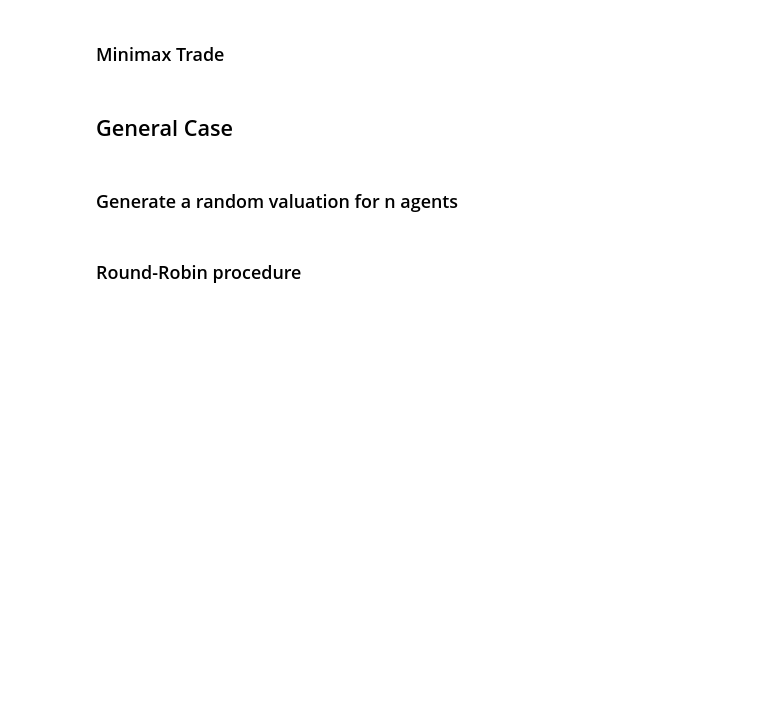
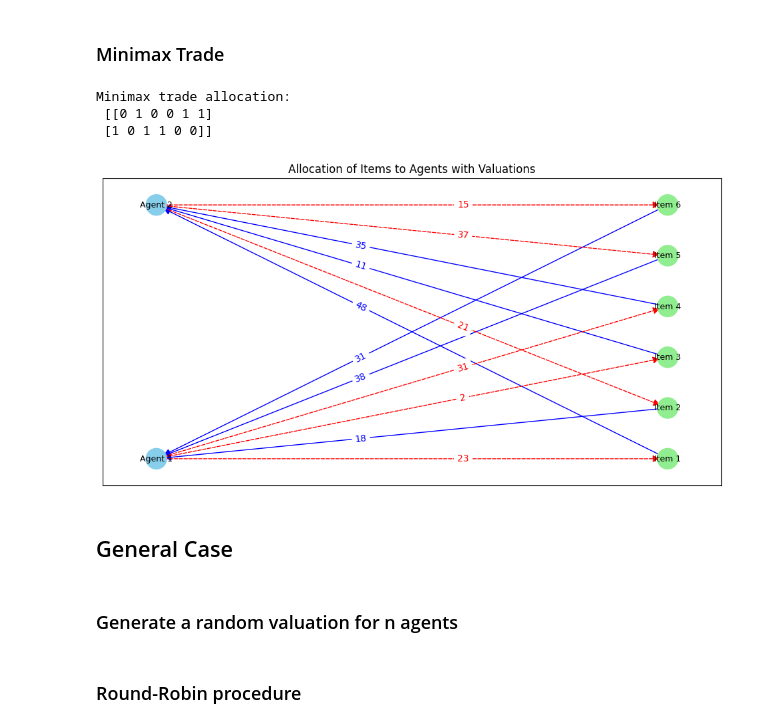
Before and after one commit to pietmas/indivisible_goods_allocation, a Jupyter notebook: allocation_algorithm_example.ipynb, the cells around one changed output. Drawn from its saved outputs; the diff is of its cells as text; code cells hidden in the pictures; blank space fills up the shorter version.

```diff
--- a/allocation_algorithm_example.ipynb
+++ b/allocation_algorithm_example.ipynb
@@ -56,10 +56,15 @@ Generalized Adjusted Winner:
 # %% [markdown]
 ### Minimax Trade
 # %%
-minimax_trade = MinimaxTrade(n, m, valuation_profile)
+minimax_trade = MinimaxTrade(2, m, valuation_profile)
 allocation = minimax_trade.minimax_trade()
 print("Minimax trade allocation: \n", allocation)
-bipartite_graph_visualization(n, m, valuation_profile, allocation)
+bipartite_graph_visualization(2, m, valuation_profile, allocation)
+# %% [output]
+Minimax trade allocation:
+ [[0 1 0 0 1 1]
+ [1 0 1 1 0 0]]
+[figure, added]
 # %% [markdown]
 ## General Case
 # %% [markdown]
```
Also changed, not shown: parts of 7 cells of this notebook.
